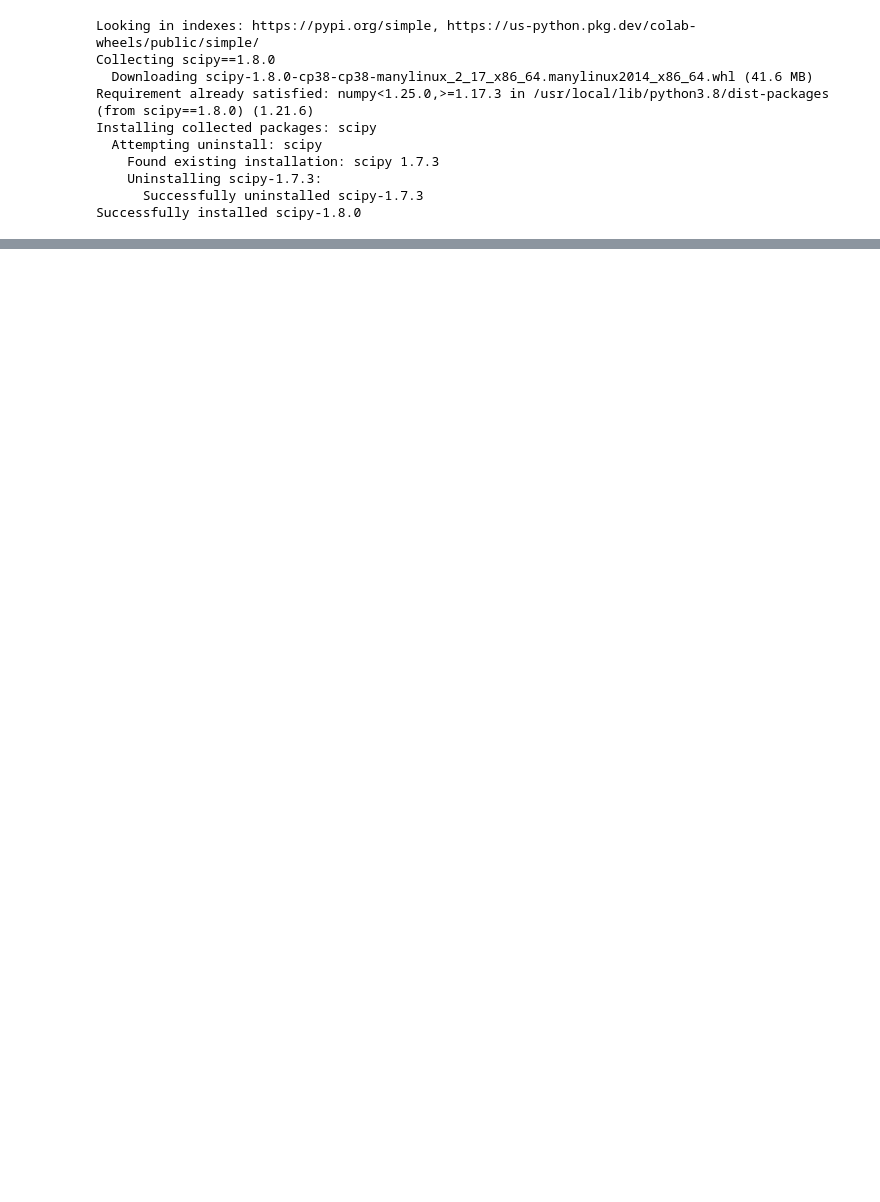
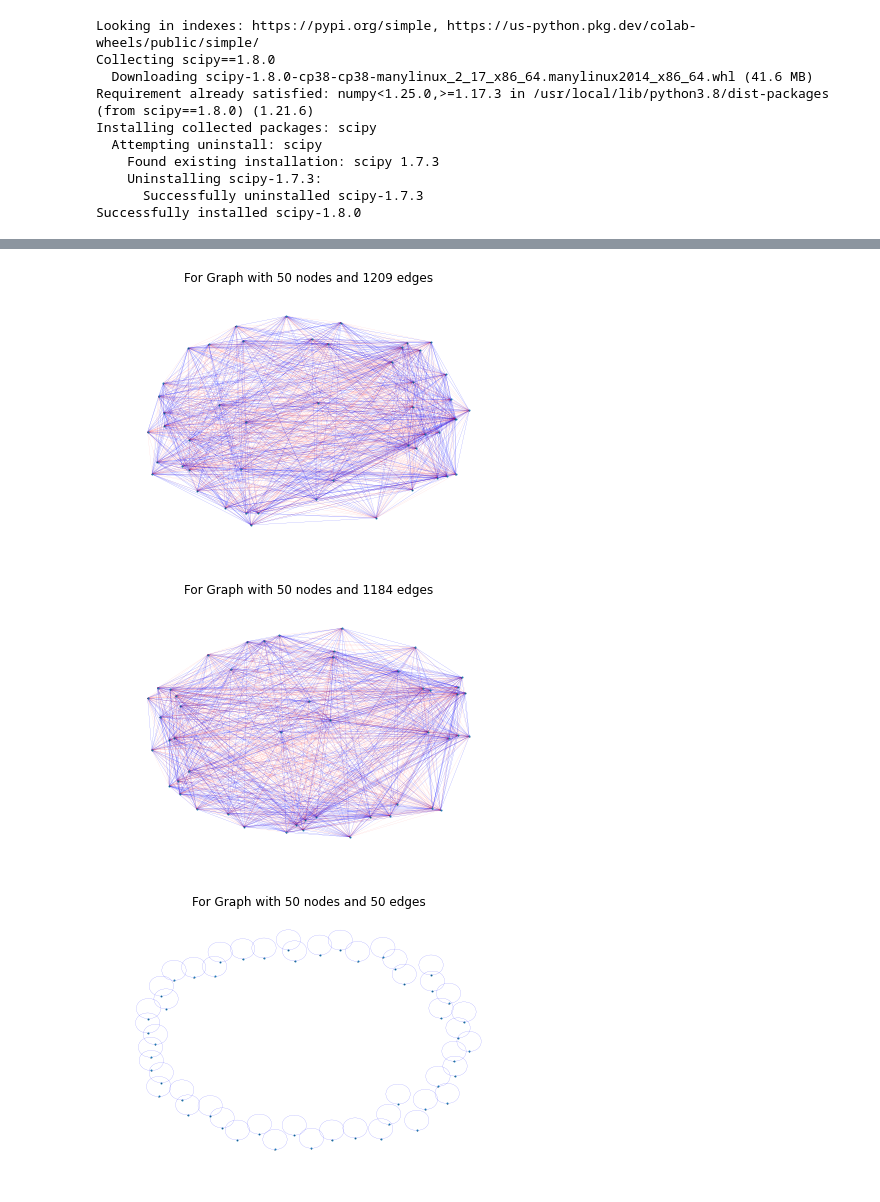
Before and after one commit to RamanEbrahimi/Network-Science, a Jupyter notebook: Research-related/Multilayer_Networkx.ipynb, the cells around one changed output, grey strips where cells are left out. Saved outputs shown, nothing was run; the diff lists cells and outputs as text; code cells hidden in the pictures; blank space fills up the shorter version.

```diff
--- a/Research-related/Multilayer_Networkx.ipynb
+++ b/Research-related/Multilayer_Networkx.ipynb
@@ -182,0 +372,12 @@ for p_intra in p_intra_list:
+# %%
+A11, A12, A13, A14, A21, A22, A23, A24, A31, A32, A33, A34, A41, A42, A43, A44 = generate_multiplex_4l(50)
+# %%
+G11, G22, G12, G21 = nx.to_networkx_graph(A11), nx.to_networkx_graph(A22), nx.to_networkx_graph(A12), nx.to_networkx_graph(A21)
+plot_graph(G11)
+plot_graph(G22)
+plot_graph(G12)
+plot_graph(G21)
+# %% [output]
+[figure, added]
+[figure, added]
+[figure, added]
```
Also changed, not shown: parts of 17 cells of this notebook, 1 other file.
